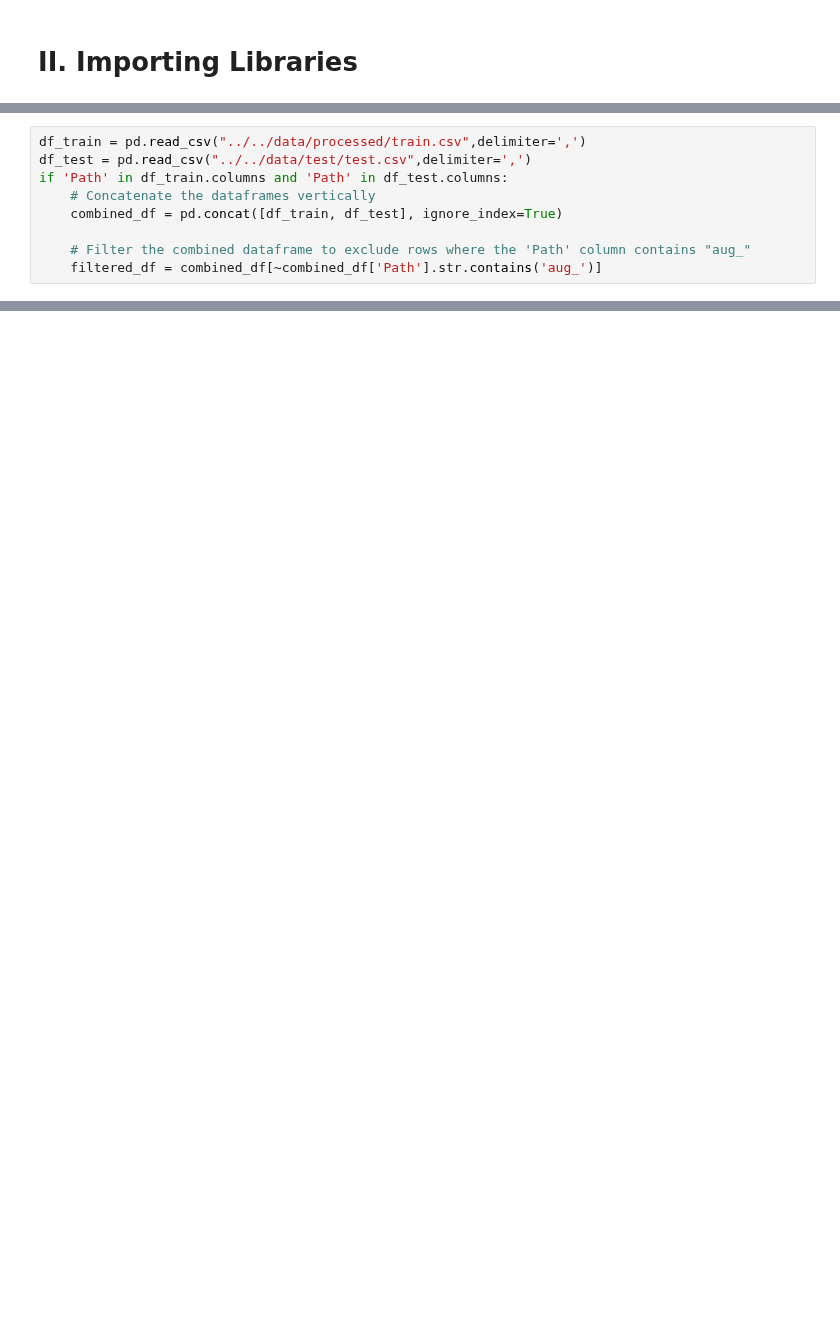
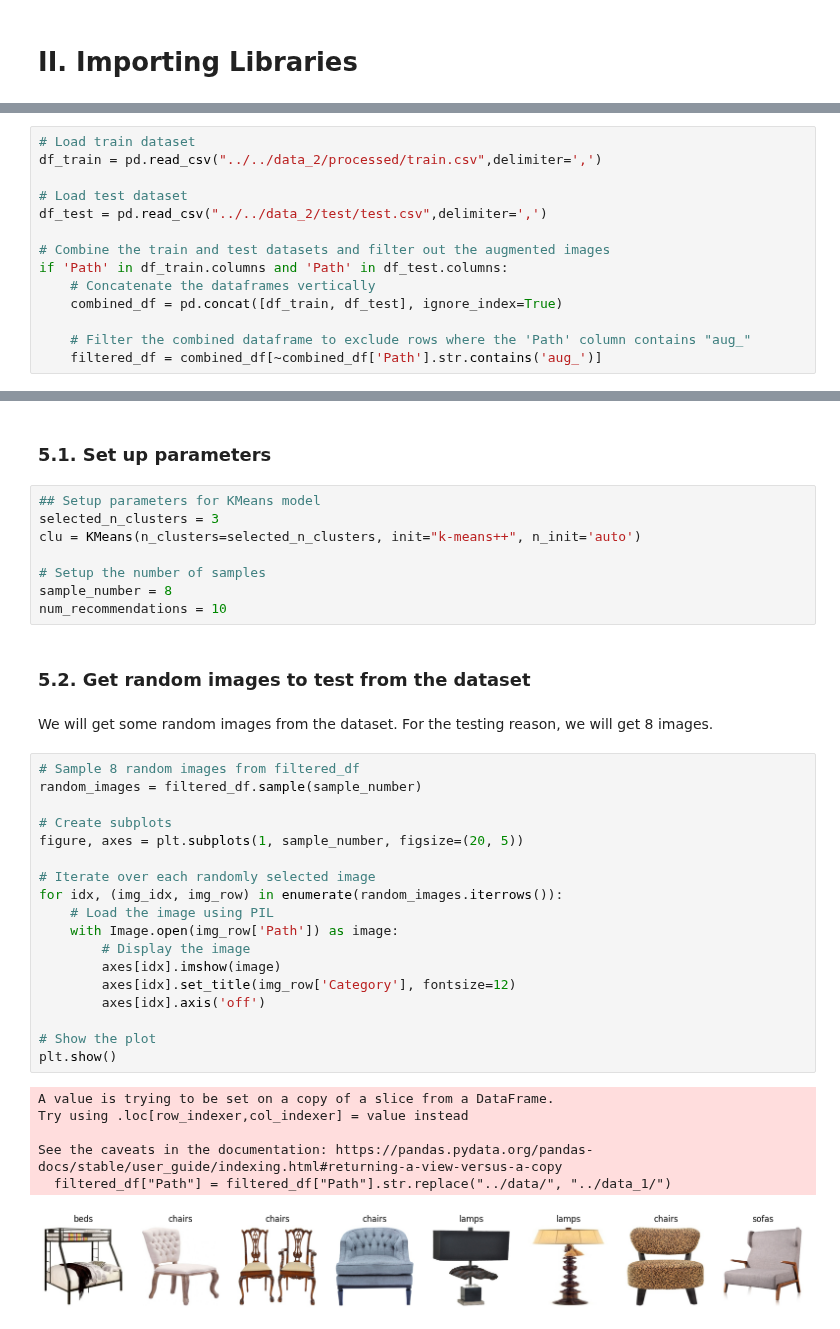
Before and after one commit to Mudoker/furniture-recognition-model, a Jupyter notebook: notebooks/model_development/recommend.ipynb, the cells around one changed output, grey strips where cells are left out. Cells and saved outputs as stored; diff of their text form; blank space fills up the shorter version.

```diff
--- a/notebooks/model_development/recommend.ipynb
+++ b/notebooks/model_development/recommend.ipynb
@@ -126,6 +99,11 @@ The recommendation system will only contain the raw image files, not including a
 # %%
-df_train = pd.read_csv("../../data/processed/train.csv",delimiter=',')
-df_test = pd.read_csv("../../data/test/test.csv",delimiter=',')
+# Load train dataset
+df_train = pd.read_csv("../../data_2/processed/train.csv",delimiter=',')
+
+# Load test dataset
+df_test = pd.read_csv("../../data_2/test/test.csv",delimiter=',')
+
+# Combine the train and test datasets and filter out the augmented images
 if 'Path' in df_train.columns and 'Path' in df_test.columns:
     # Concatenate the dataframes vertically
     combined_df = pd.concat([df_train, df_test], ignore_index=True)
@@ -439,0 +363,39 @@ WARNING:absl:Error in loading the saved optimizer state. As a result, your model
+# %% [markdown]
+### 5.1. Set up parameters
+# %%
+## Setup parameters for KMeans model
+selected_n_clusters = 3
+clu = KMeans(n_clusters=selected_n_clusters, init="k-means++", n_init='auto')
+
+# Setup the number of samples
+sample_number = 8
+num_recommendations = 10
+# %% [markdown]
+### 5.2. Get random images to test from the dataset
+# %% [markdown]
+We will get some random images from the dataset. For the testing reason, we will get 8 images.
+# %%
+# Sample 8 random images from filtered_df
+random_images = filtered_df.sample(sample_number)
+
+# Create subplots
+figure, axes = plt.subplots(1, sample_number, figsize=(20, 5))
+
+# Iterate over each randomly selected image
+for idx, (img_idx, img_row) in enumerate(random_images.iterrows()):
+    # Load the image using PIL
+    with Image.open(img_row['Path']) as image:
+        # Display the image
+        axes[idx].imshow(image)
+        axes[idx].set_title(img_row['Category'], fontsize=12)
+        axes[idx].axis('off')
+
+# Show the plot
+plt.show()
+# %% [output]
+A value is trying to be set on a copy of a slice from a DataFrame.
+Try using .loc[row_indexer,col_indexer] = value instead
+
+See the caveats in the documentation: https://pandas.pydata.org/pandas-docs/stable/user_guide/indexing.html#returning-a-view-versus-a-copy
+  filtered_df["Path"] = filtered_df["Path"].str.replace("../data/", "../data_1/")
+[figure, added]
```
Also changed, not shown: parts of 62 cells of this notebook.
